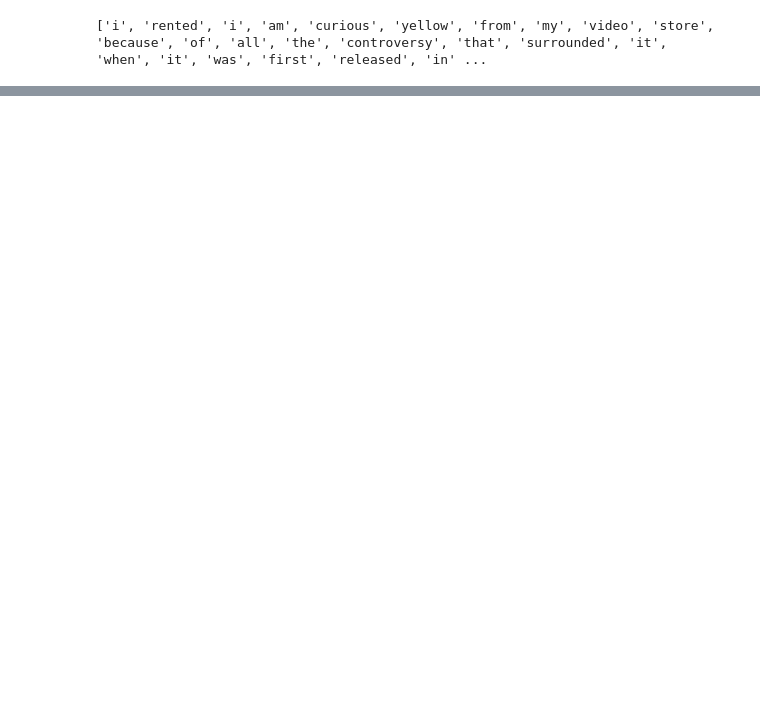
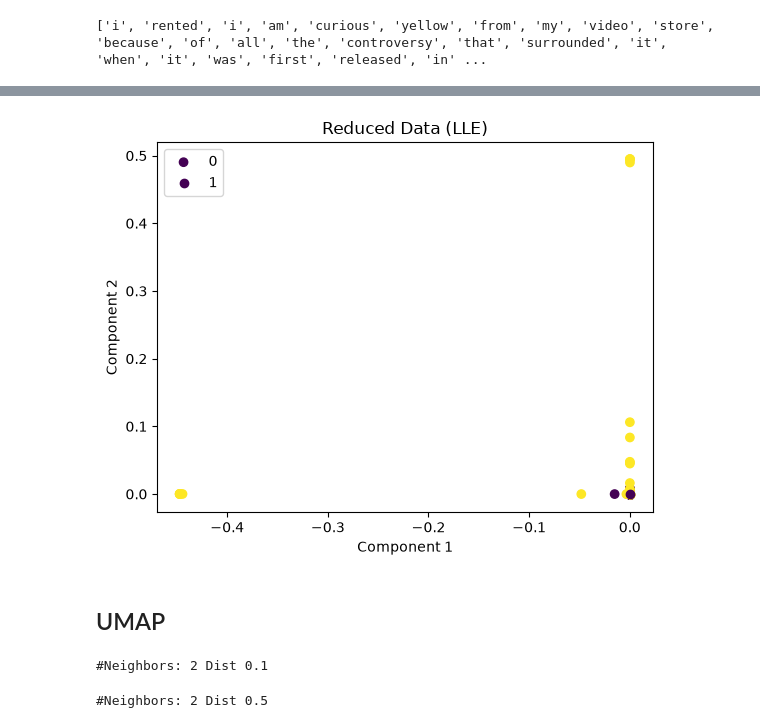
Before and after one commit to us-ja/ADAML-Text-Classification-Group-Work-G, a Jupyter notebook: text_classify.ipynb, the cells around one changed output, grey strips where cells are left out. Drawn from its saved outputs; the diff is of its cells as text; code cells hidden in the pictures; blank space fills up the shorter version.

```diff
--- a/text_classify.ipynb
+++ b/text_classify.ipynb
@@ -101,0 +186,38 @@ calculate_and_print_accuracy(lda_classifier, onehotTest, Ytest, "LDA")
+# %%
+plt.scatter(X_reduced[:, 0], X_reduced[:, 1], c=Ytest)
+plt.scatter(X_reduced[19240, 0], X_reduced[19240, 1], c=0)
+plt.title("Reduced Data (LLE)")
+plt.xlabel("Component 1")
+plt.ylabel("Component 2")
+plt.legend([0,1])
+plt.show()
+# %% [output]
+[figure, added]
+# %% [markdown]
+## UMAP
+# %%
+import umap
+fit = umap.UMAP()
+
+
+neigh=[2,3,7]
+dist=[0.1, 0.5, 0.8]
+for i in range(9):
+    neighbors=neigh[i//3]
+    distance=dist[i%3]
+    print("#Neighbors:", neighbors, "Dist", distance)
+    fit = umap.UMAP(
+            n_neighbors=neighbors,
+            min_dist=distance,
+            n_components=2,
+        )
+    u = fit.fit_transform(X_train)
+    plt.subplot(3,3, i+1)
+    plt.scatter(u[:12500,0], u[:12500,1], c="red")
+    plt.scatter(u[12500:,0], u[12500:,1], c="green")
+    plt.title('UMAP embedding')
+    plt.legend([0,1])
+plt.show()
+# %% [output]
+#Neighbors: 2 Dist 0.1
+#Neighbors: 2 Dist 0.5
```
Also changed, not shown: parts of 13 cells of this notebook.
